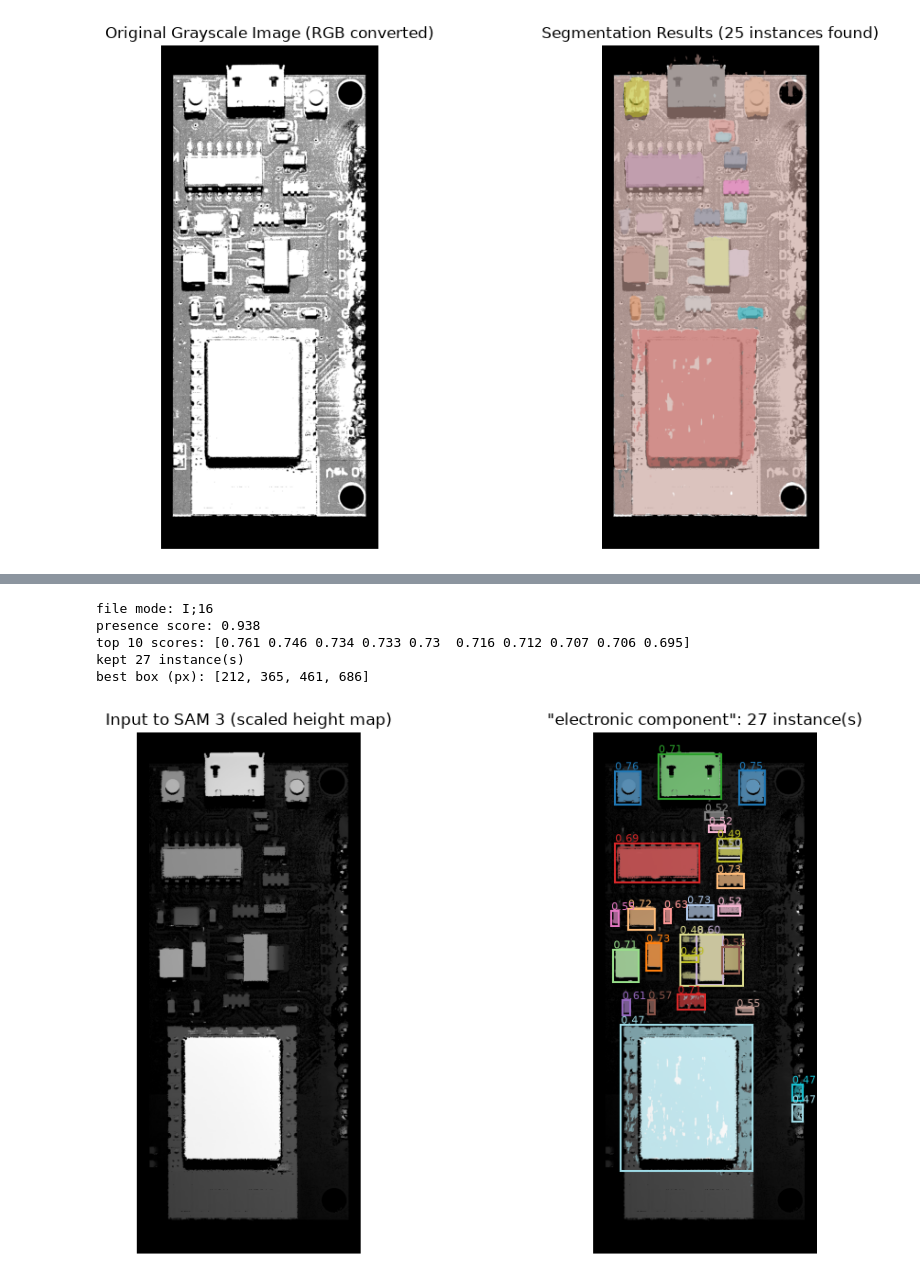
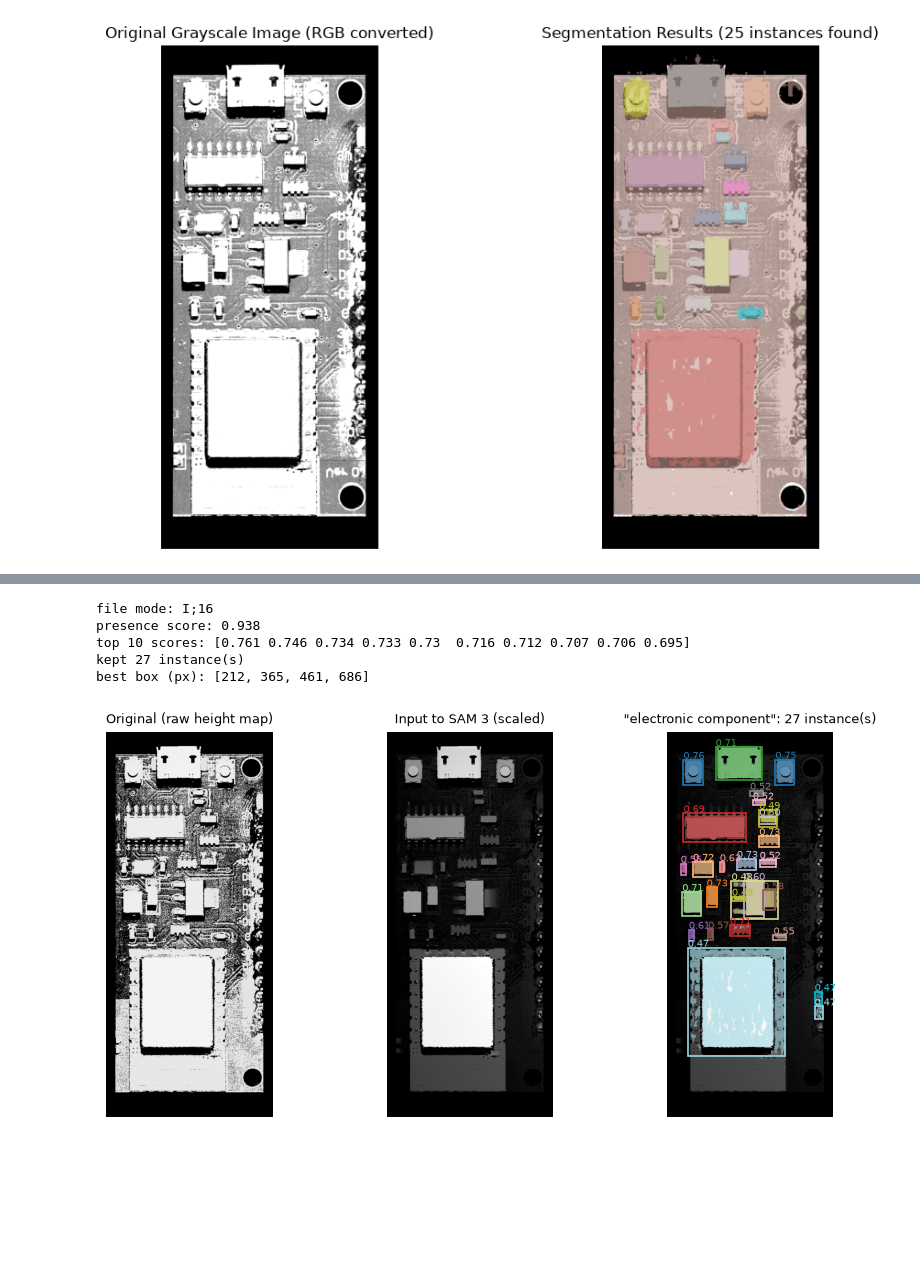
Before and after one commit to FlyingMatrix/sam3, a Jupyter notebook: main.ipynb, the cells around one changed output, grey strips where cells are left out. Cells and saved outputs as stored; diff of their text form; code cells hidden in the pictures; blank space fills up the shorter version.

```diff
--- a/main.ipynb
+++ b/main.ipynb
@@ -400,50 +416,66 @@ for i in range(len(keep)):
 masks &= valid[::DISPLAY_DIV, ::DISPLAY_DIV][:h, :w]             # drop no-data pixels from masks
 boxes_px = (boxes_norm * torch.tensor([W, H, W, H])).numpy()     # full-image pixels
 
-# ---------------- 5) Visualize (one overlay layer, fast) ----------------
+# ---------------- 5) Visualize: original | SAM 3 input | result ----------------
 img_disp = np.asarray(image)[::DISPLAY_DIV, ::DISPLAY_DIV][:h, :w]
+z_disp   = z[::DISPLAY_DIV, ::DISPLAY_DIV][:h, :w]               # raw heights, unscaled
 N = len(masks)
 colors = plt.get_cmap("tab20")(np.linspace(0, 1, max(N, 1)))[:, :3].astype(np.float32)
 
+# Blend all masks into one overlay layer
 prem = np.zeros((h, w, 3), np.float32)
 acc  = np.zeros((h, w), np.float32)
 for i in range(N):
     m = masks[i]
     if m.any():
         prem[m] = ALPHA * colors[i] + (1 - ALPHA) * prem[m]
         acc[m]  = ALPHA + (1 - ALPHA) * acc[m]
 overlay = np.zeros((h, w, 4), np.float32)
 cov = acc > 0
 overlay[cov, :3] = prem[cov] / acc[cov, None]
 overlay[..., 3] = acc
 
-fig, axes = plt.subplots(1, 2, figsize=(12, 6))
-axes[0].imshow(img_disp)
-axes[0].set_title("Input to SAM 3 (scaled height map)")
-axes[0].axis("off")
+# Figure size follows the image's width/height ratio, so each panel keeps its proportions
+PANEL_H = 4.0                                      # inches per panel; make smaller/larger as needed
+panel_w = PANEL_H * w / h
 
-axes[1].imshow(img_disp)
-axes[1].imshow(overlay)
+GAP_IN = 0.8                                       # space between panels, inches
+fig, axes = plt.subplots(1, 3, figsize=(3 * panel_w + 2 * GAP_IN + 0.6, PANEL_H + 0.9),
+                         layout="constrained")
+fig.get_layout_engine().set(wspace=GAP_IN / panel_w)   # gap as a fraction of panel width
+
+# 1) Original: raw height values, 0 (no data) = black, highest point = white
+axes[0].imshow(z_disp, cmap="gray", vmin=0, vmax=float(z_disp.max()), aspect="equal")
+axes[0].set_title("Original (raw height map)", fontsize=9)
+
+# 2) Input to SAM 3
+axes[1].imshow(img_disp, aspect="equal")
+axes[1].set_title("Input to SAM 3 (scaled)", fontsize=9)
+
+# 3) Result
+axes[2].imshow(img_disp, aspect="equal")
+axes[2].imshow(overlay, aspect="equal")
 s = 1 / DISPLAY_DIV
 for i, (x1, y1, x2, y2) in enumerate(boxes_px):
-    axes[1].add_patch(patches.Rectangle((x1 * s, y1 * s), (x2 - x1) * s, (y2 - y1) * s,
-                                        fill=False, edgecolor=colors[i], linewidth=1.5))
-    axes[1].text(x1 * s, y1 * s - 3, f"{kept_scores[i]:.2f}", color=colors[i], fontsize=8)
+    axes[2].add_patch(patches.Rectangle((x1 * s, y1 * s), (x2 - x1) * s, (y2 - y1) * s,
+                                        fill=False, edgecolor=colors[i], linewidth=1.2))
+    axes[2].text(x1 * s, y1 * s - 3, f"{kept_scores[i]:.2f}", color=colors[i], fontsize=7)
 if example_box is not None:
     x1, y1, x2, y2 = example_box
-    axes[1].add_patch(patches.Rectangle((x1 * s, y1 * s), (x2 - x1) * s, (y2 - y1) * s,
-                                        fill=False, edgecolor="white", linestyle="--", linewidth=1.5))
-axes[1].set_title(f'"{text_prompt}": {N} instance(s)' + (" [forced]" if forced else ""))
-axes[1].axis("off")
-plt.tight_layout()
+    axes[2].add_patch(patches.Rectangle((x1 * s, y1 * s), (x2 - x1) * s, (y2 - y1) * s,
+                                        fill=False, edgecolor="white", linestyle="--", linewidth=1.2))
+axes[2].set_title(f'"{text_prompt}": {N} instance(s)' + (" [forced]" if forced else ""), fontsize=9)
+
+for ax in axes:
+    ax.axis("off")
 plt.show()
 # %% [output]
 file mode: I;16
 presence score: 0.938
 top 10 scores: [0.761 0.746 0.734 0.733 0.73  0.716 0.712 0.707 0.706 0.695]
 kept 27 instance(s)
 best box (px): [212, 365, 461, 686]
-[figure, old version]
+[figure, new version]
 # %%
 import torch, numpy as np, torch.nn.functional as Fnn
 import matplotlib.pyplot as plt, matplotlib.patches as patches
```
Also changed, not shown: parts of 5 cells of this notebook.
